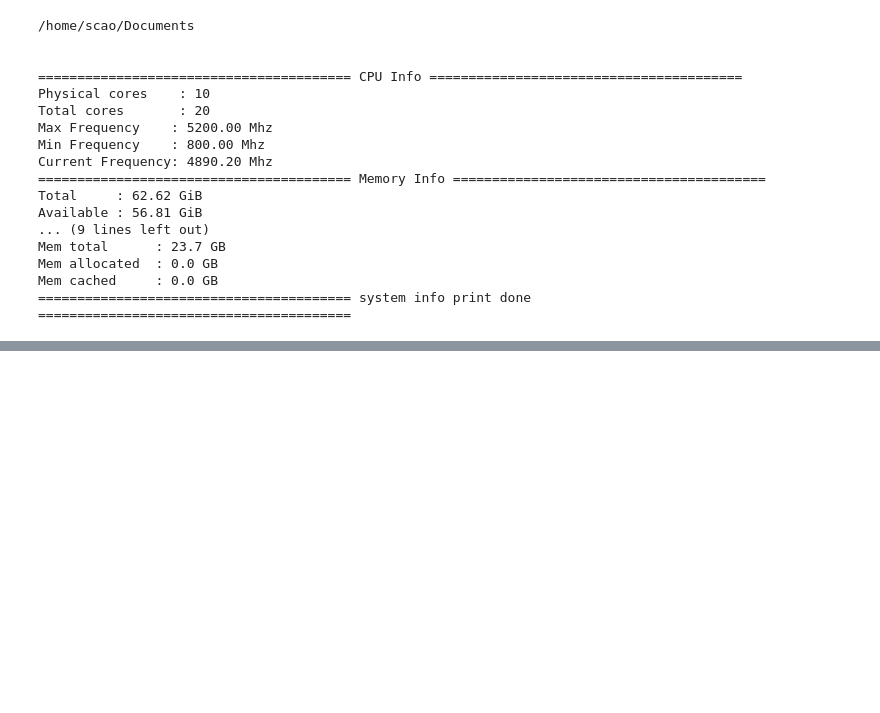
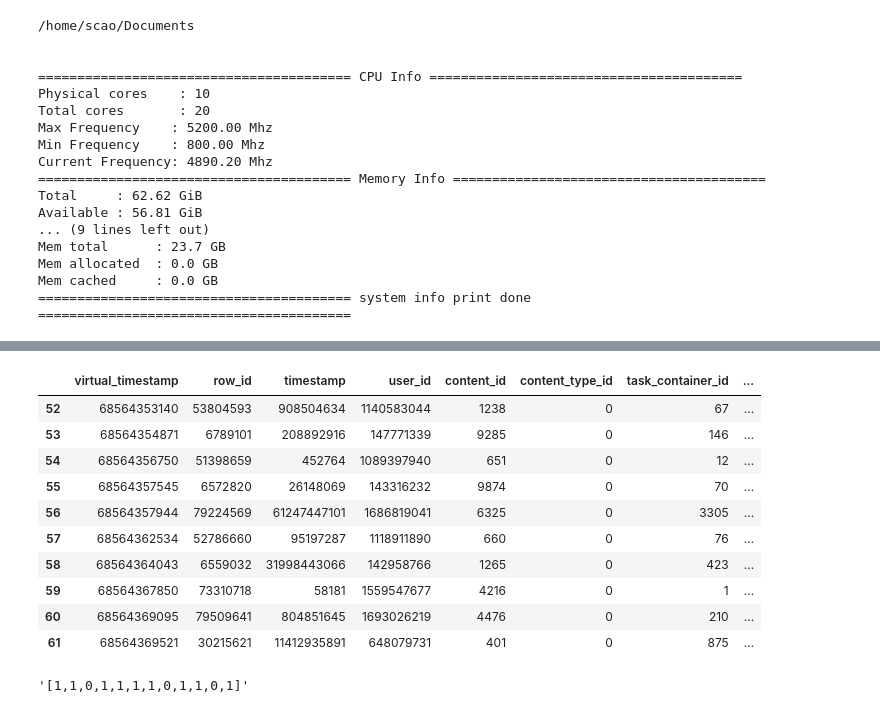
Before and after one commit to scaomath/kaggle-riiid-test, a Jupyter notebook: sakt/debug_sakt_new_2.ipynb, the cells around one changed output, grey strips where cells are left out. Drawn from its saved outputs; the diff is of its cells as text; code cells hidden in the pictures; blank space fills up the shorter version.

Commit message:
update a working iter_env strategy

```diff
--- a/sakt/debug_sakt_new_2.ipynb
+++ b/sakt/debug_sakt_new_2.ipynb
@@ -124,0 +369,17 @@ else:
+# %%
+device = torch.device('cuda' if torch.cuda.is_available() else 'cpu')
+print(f'\nUsing device: {device}')
+model_file = MODEL_DIR+'sakt_seq_180_auc_0.7689.pth'
+model = SAKTModel(n_skill=NUM_SKILLS,
+                  max_seq=MAX_SEQ,
+                  embed_dim=EMBED_SIZE,
+                  forward_expansion=1,
+                  enc_layers=1,
+                  heads=NUM_HEADS,
+                  dropout=DROPOUT)
+
+n_params = get_num_params(model)
+print(f"Current model has {n_params} parameters.")
+
+model = model.to(device)
+model.load_state_dict(torch.load(model_file, map_location=device))
@@ -124,0 +390,16 @@ else:
+# %%
+# mock test
+with timer("Loading private simulated test set"):
+    all_test_df = pd.read_parquet(DATA_DIR+'cv2_valid.parquet')
+    all_test_df = all_test_df[:DEBUG_TEST_SIZE]
+
+all_test_df['answer_correctly_true'] = all_test_df[TARGET]
+
+predicted = []
+def set_predict(df):
+    predicted.append(df)
+
+# reload all user group for cv2
+with timer('loading cv2'):
+    with open(os.path.join(DATA_DIR, 'sakt_group_cv2.pickle'), 'rb') as f:
+        group = pickle.load(f)
@@ -124,0 +571,5 @@ else:
+# %%
+test_df, prev_test_df, output, item, group_updated, _, _ = iter_env_run(all_test_df, n_iter=3)
+u_idx_loc = test_df.index.get_loc(test_df[test_df.user_id==1089397940].index[0])
+print(f"local index of user 1089397940: {u_idx_loc}", '\n')
+test_df.iloc[u_idx_loc]
@@ -124,0 +593,18 @@ else:
+# %%
+prev_test_df
+# %% [output]
+|  | virtual_timestamp | row_id | timestamp | user_id | content_id | content_type_id | task_container_id | ... |
+| 52 | 68564353140 | 53804593 | 908504634 | 1140583044 | 1238 | 0 | 67 | ... |
+| 53 | 68564354871 | 6789101 | 208892916 | 147771339 | 9285 | 0 | 146 | ... |
+| 54 | 68564356750 | 51398659 | 452764 | 1089397940 | 651 | 0 | 12 | ... |
+| 55 | 68564357545 | 6572820 | 26148069 | 143316232 | 9874 | 0 | 70 | ... |
+| 56 | 68564357944 | 79224569 | 61247447101 | 1686819041 | 6325 | 0 | 3305 | ... |
+| 57 | 68564362534 | 52786660 | 95197287 | 1118911890 | 660 | 0 | 76 | ... |
+| 58 | 68564364043 | 6559032 | 31998443066 | 142958766 | 1265 | 0 | 423 | ... |
+| 59 | 68564367850 | 73310718 | 58181 | 1559547677 | 4216 | 0 | 1 | ... |
+| 60 | 68564369095 | 79509641 | 804851645 | 1693026219 | 4476 | 0 | 210 | ... |
+| 61 | 68564369521 | 30215621 | 11412935891 | 648079731 | 401 | 0 | 875 | ... |
+# %%
+prev_test_df['prior_group_answers_correct'].iloc[0]
+# %% [output]
+'[1,1,0,1,1,1,1,0,1,1,0,1]'
```
Also changed, not shown: parts of 21 cells of this notebook, 7 other files.
